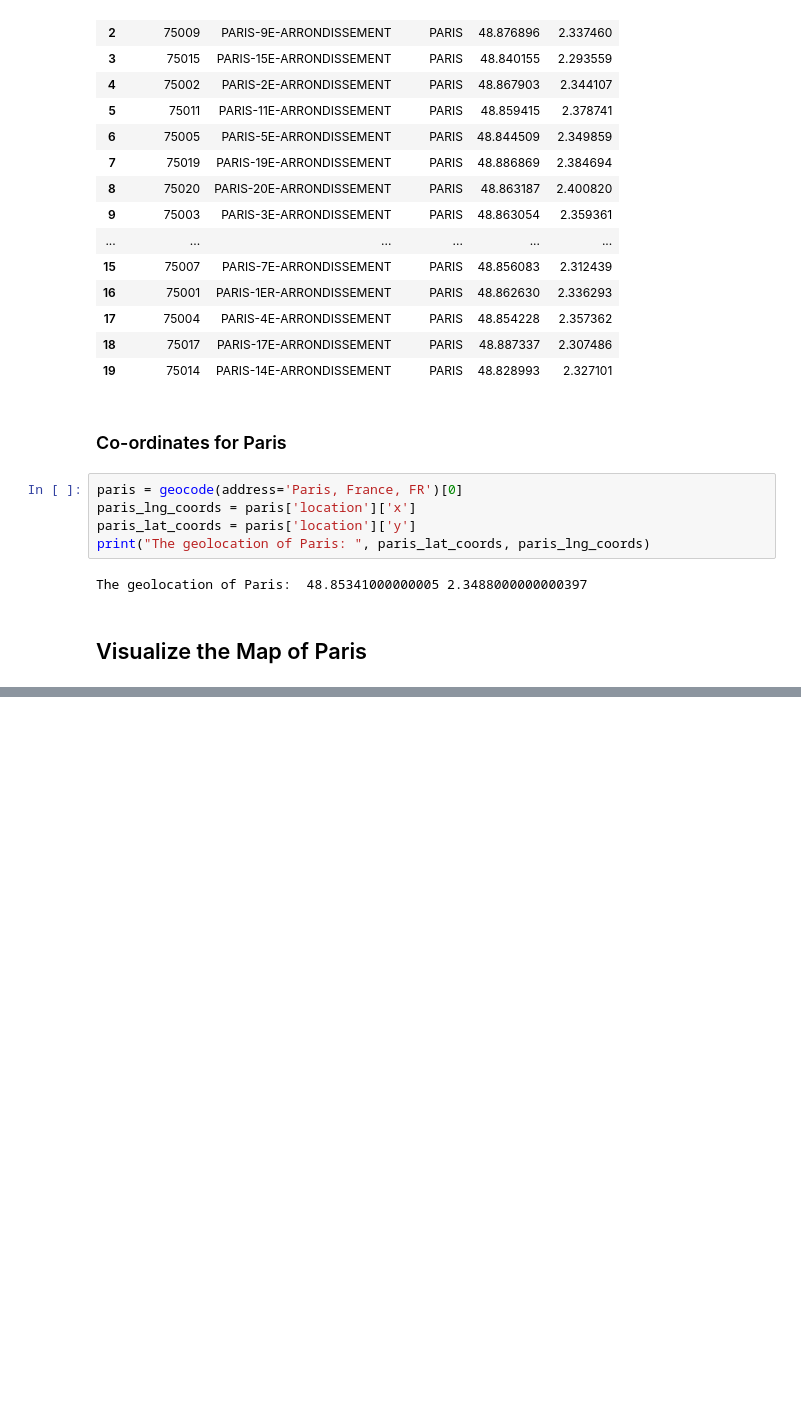
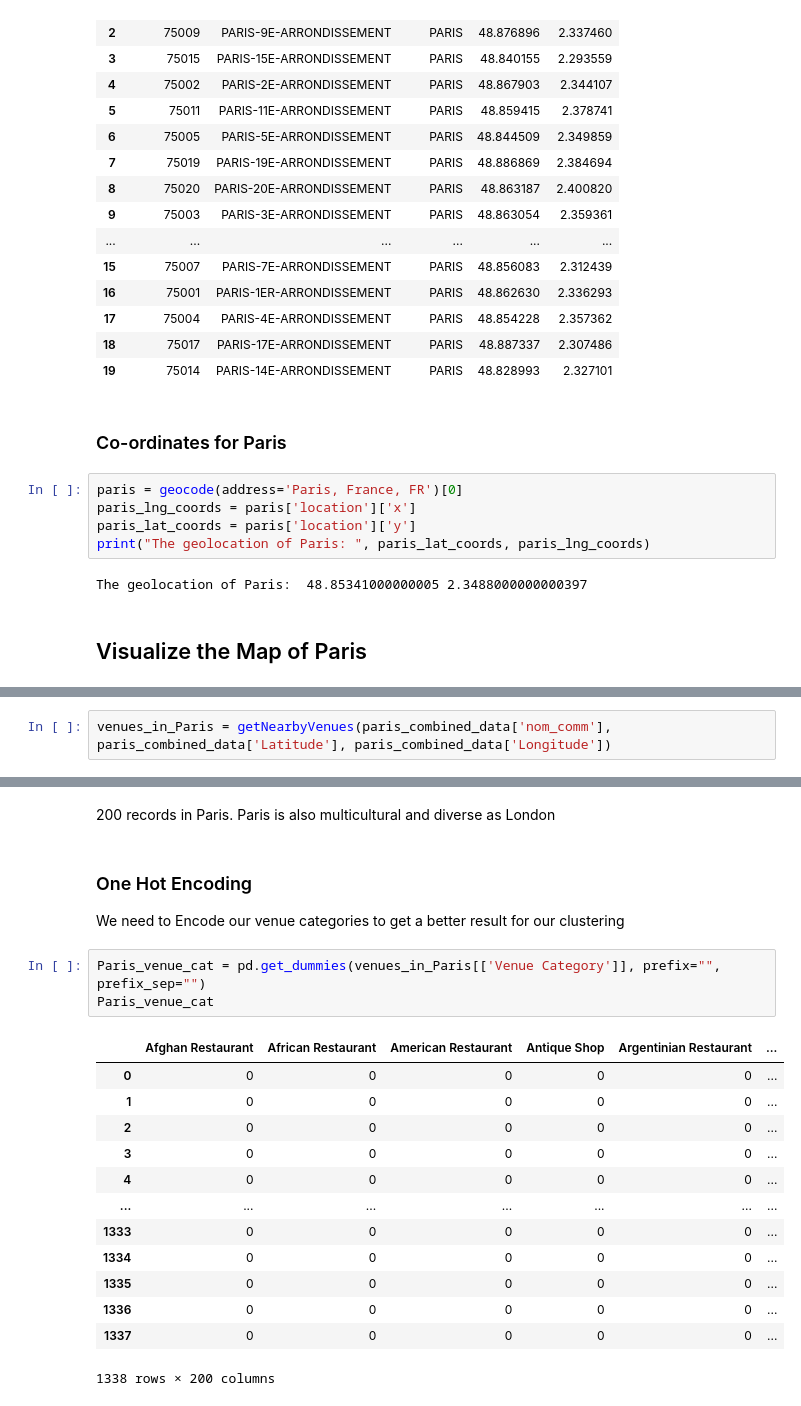
Before and after one commit to Thomas-George-T/A-Tale-of-Two-Cities, a Jupyter notebook: Tale_of_Two_Cities_A_Data_Science_Take.ipynb, the cells around one changed output, grey strips where cells are left out. Cells and saved outputs as stored; diff of their text form; blank space fills up the shorter version.

```diff
--- a/Tale_of_Two_Cities_A_Data_Science_Take.ipynb
+++ b/Tale_of_Two_Cities_A_Data_Science_Take.ipynb
@@ -983,0 +994,2 @@ map_Paris
+# %%
+venues_in_Paris = getNearbyVenues(paris_combined_data['nom_comm'], paris_combined_data['Latitude'], paris_combined_data['Longitude'])
@@ -983,0 +1054,22 @@ map_Paris
+# %% [markdown]
+200 records in Paris. Paris is also multicultural and diverse as London
+# %% [markdown]
+### One Hot Encoding
+We need to Encode our venue categories to get a better result for our clustering
+# %%
+Paris_venue_cat = pd.get_dummies(venues_in_Paris[['Venue Category']], prefix="", prefix_sep="")
+Paris_venue_cat
+# %% [output]
+|  | Afghan Restaurant | African Restaurant | American Restaurant | Antique Shop | Argentinian Restaurant | ... |
+| 0 | 0 | 0 | 0 | 0 | 0 | ... |
+| 1 | 0 | 0 | 0 | 0 | 0 | ... |
+| 2 | 0 | 0 | 0 | 0 | 0 | ... |
+| 3 | 0 | 0 | 0 | 0 | 0 | ... |
+| 4 | 0 | 0 | 0 | 0 | 0 | ... |
+| ... | ... | ... | ... | ... | ... | ... |
+| 1333 | 0 | 0 | 0 | 0 | 0 | ... |
+| 1334 | 0 | 0 | 0 | 0 | 0 | ... |
+| 1335 | 0 | 0 | 0 | 0 | 0 | ... |
+| 1336 | 0 | 0 | 0 | 0 | 0 | ... |
+| 1337 | 0 | 0 | 0 | 0 | 0 | ... |
+1338 rows × 200 columns
```
Also changed, not shown: parts of 19 cells of this notebook.
